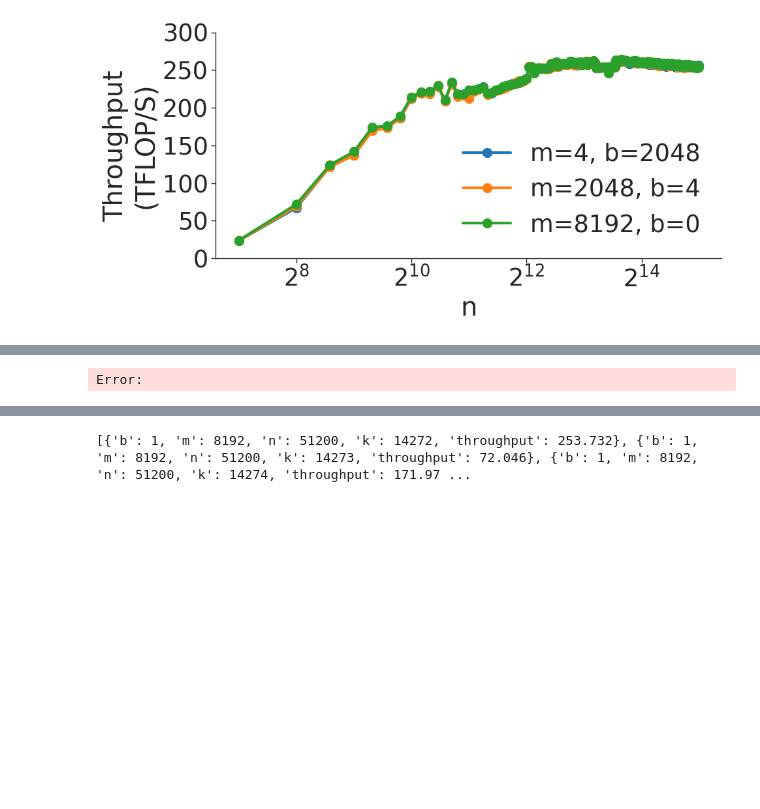
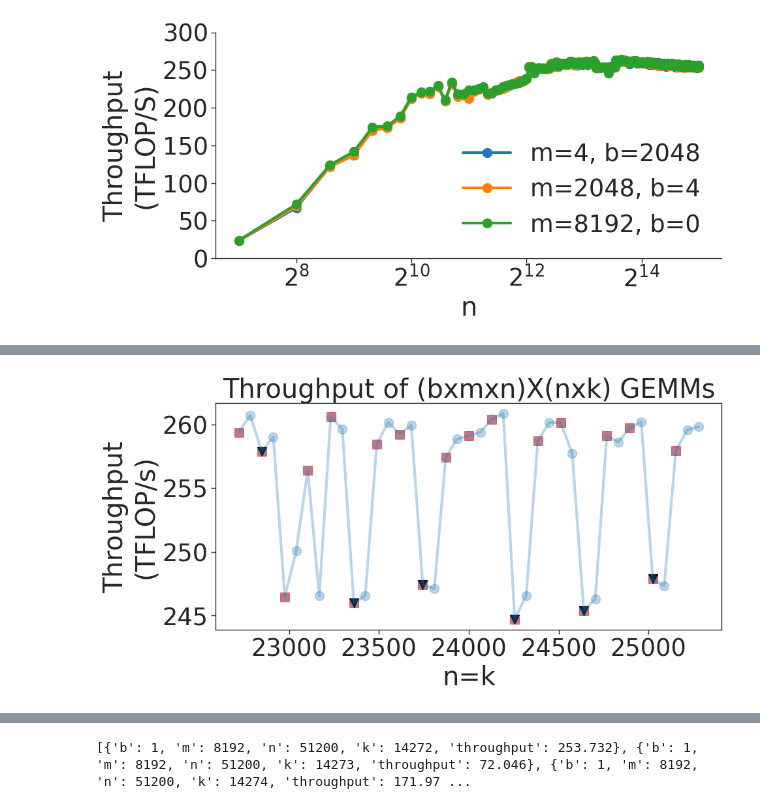
Before and after one commit to jahatef/TransformerSizing, a Jupyter notebook: bmm_figures.ipynb, the cells around one changed output, grey strips where cells are left out. Drawn from its saved outputs; the diff is of its cells as text; code cells hidden in the pictures; blank space fills up the shorter version.

```diff
--- a/bmm_figures.ipynb
+++ b/bmm_figures.ipynb
@@ -426,13 +429,13 @@ Error:
 # %%
-plot_throughputs_with_quant_boundaries(read_logfile_mm_bmm("scripts/mm_b_2048_NKSweep.txt"),
+plot_throughputs_with_quant_boundaries(read_logfile_mm_bmm("results/mm_b_2048_NKSweep.txt"),
                  label_variable='b',
                  label_variable_values=[2048],
                  xaxis_variable='n',
                  xlabel='n=k',
                  ylabel='Throughput\n(TFLOP/s)',
                  yticks=[250])
 # %% [output]
-Error:
+[figure, added]
 # %%
 plot_throughputs(read_logfile_mm_bmm("results/mm_4nkSweep_b_2048.txt"),
                  label_variable='b',
```
Also changed, not shown: parts of 11 cells of this notebook, 22 other files.
